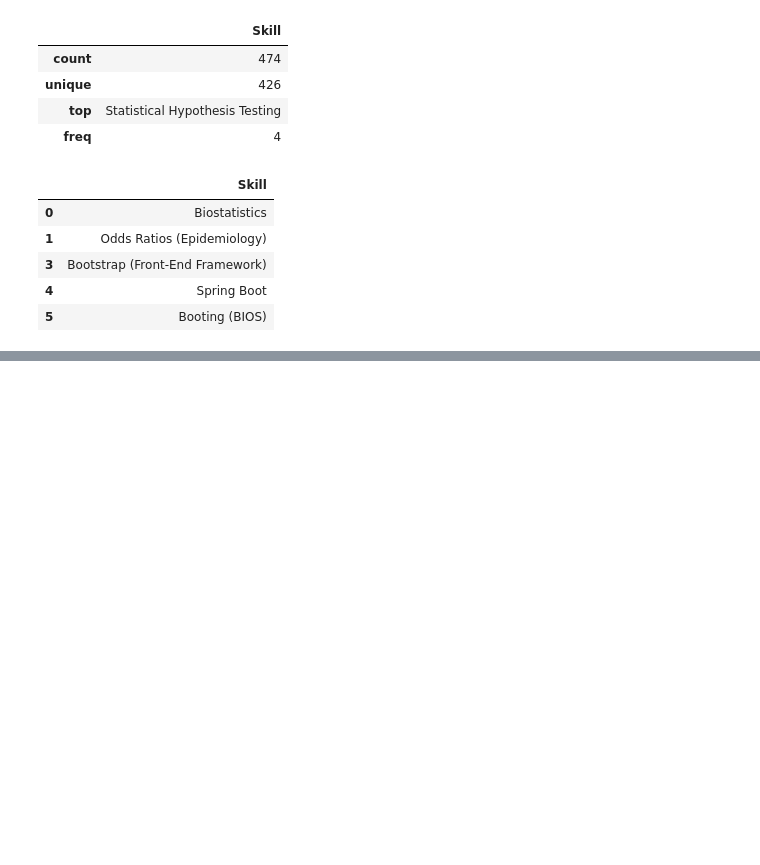
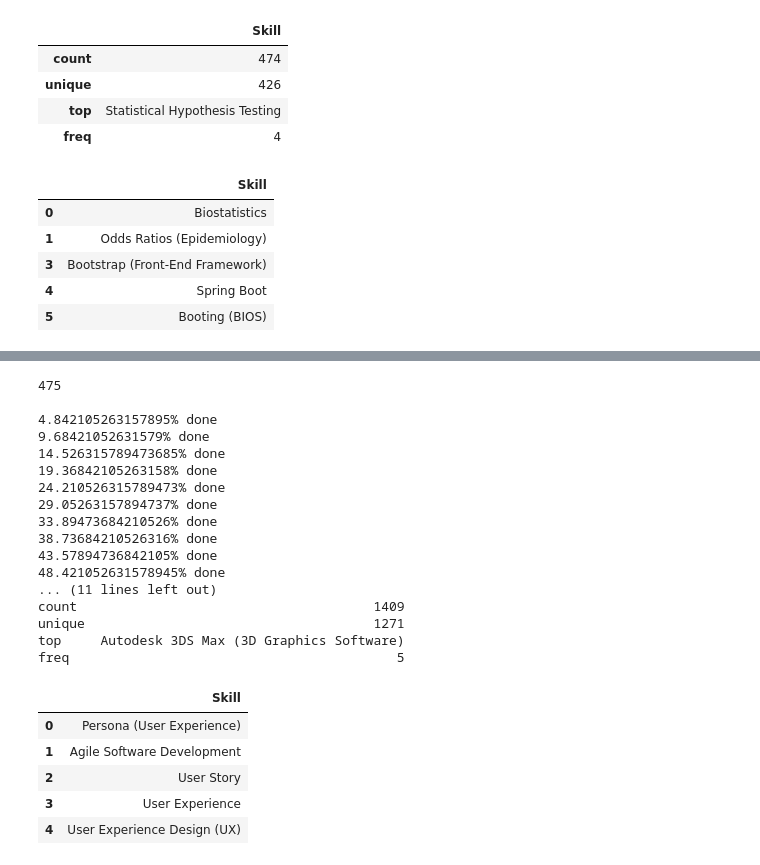
Before and after one commit to binxuankong/skills-ontology-project, a Jupyter notebook: Emsi x Coursera.ipynb, the cells around one changed output, grey strips where cells are left out. Drawn from its saved outputs; the diff is of its cells as text; code cells hidden in the pictures; blank space fills up the shorter version.

```diff
--- a/Emsi x Coursera.ipynb
+++ b/Emsi x Coursera.ipynb
@@ -200,0 +285,28 @@ df_ps.to_csv('skills/probability_and_statistics.csv', index=False)
+# %%
+# Design and product skills
+df_dp = get_all_skills(df_cs, 'design-and-product')
+df_dp.head()
+# %% [output]
+475
+
+4.842105263157895% done
+9.68421052631579% done
+14.526315789473685% done
+19.36842105263158% done
+24.210526315789473% done
+29.05263157894737% done
+33.89473684210526% done
+38.73684210526316% done
+43.57894736842105% done
+48.421052631578945% done
+... (11 lines left out)
+count                                      1409
+unique                                     1271
+top     Autodesk 3DS Max (3D Graphics Software)
+freq                                          5
+|  | Skill |
+| 0 | Persona (User Experience) |
+| 1 | Agile Software Development |
+| 2 | User Story |
+| 3 | User Experience |
+| 4 | User Experience Design (UX) |
```
Also changed, not shown: parts of 15 cells of this notebook, 8 other files.
